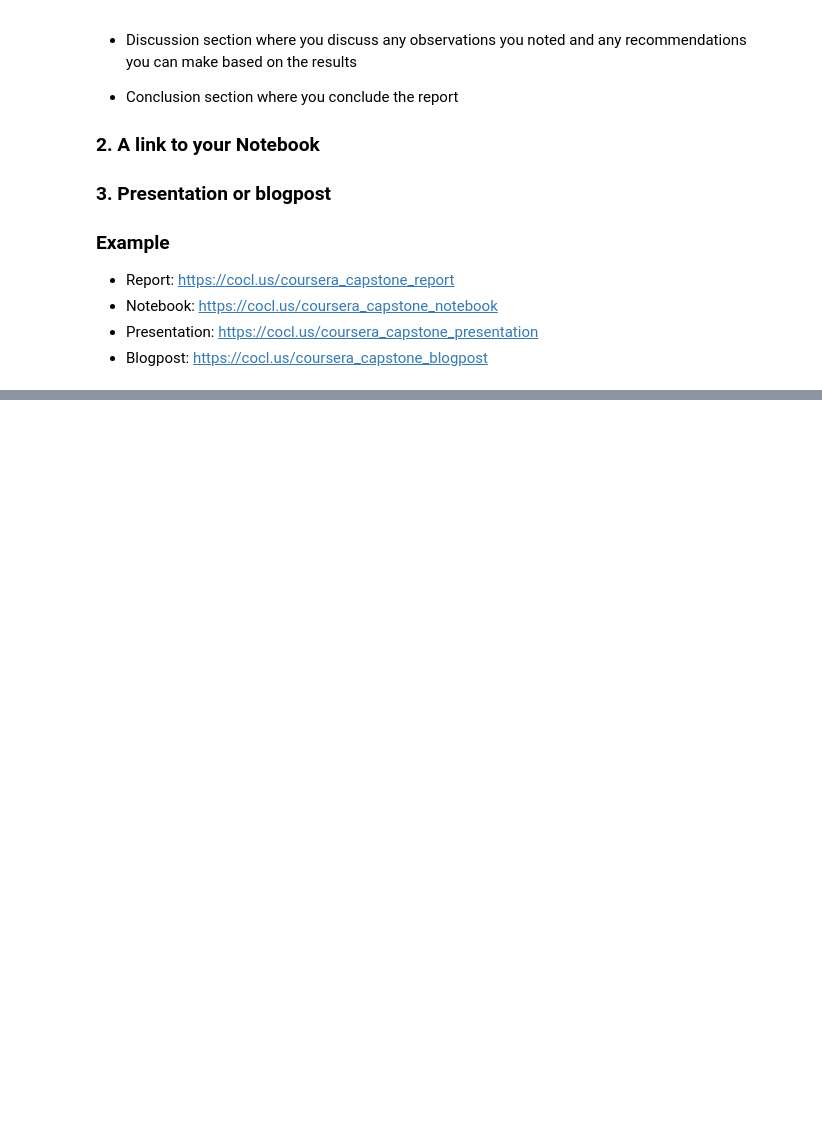
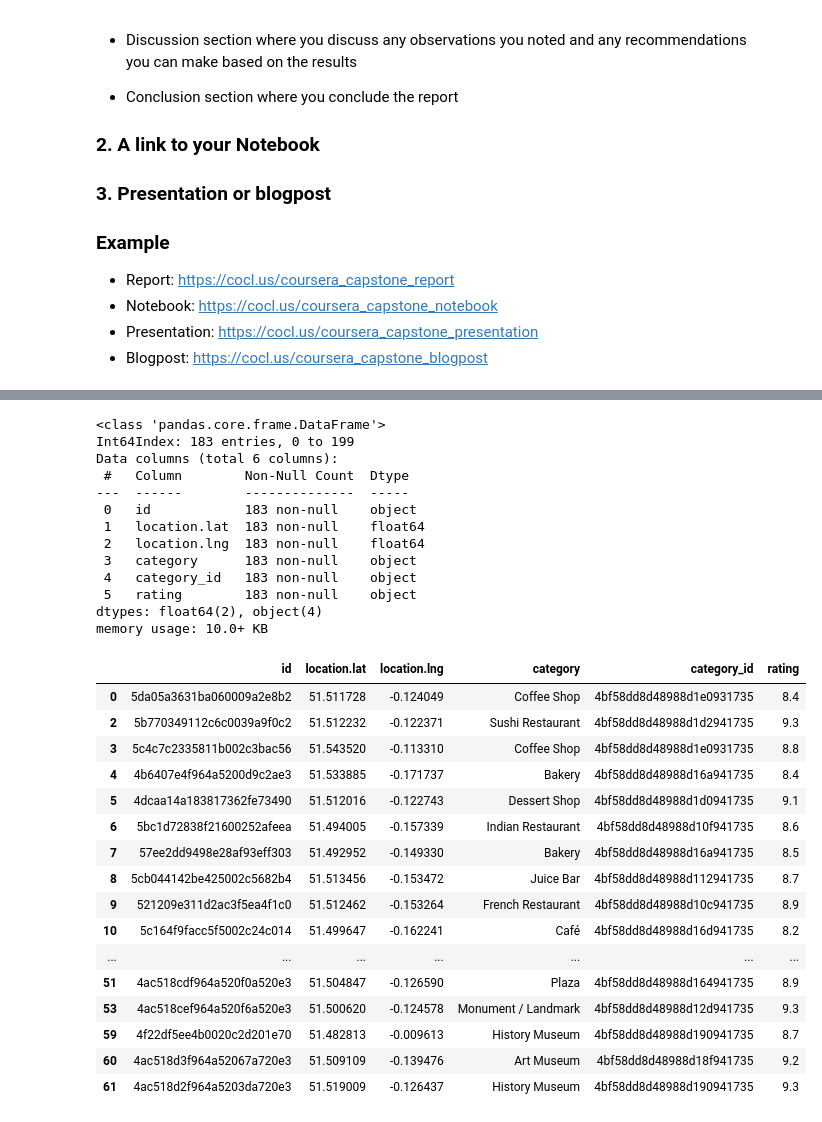
Before and after one commit to Dehyzz/IBM_Capstone, a Jupyter notebook: The_Battle_of_Neighborhoods.ipynb, the cells around one changed output, grey strips where cells are left out. Saved outputs shown, nothing was run; the diff lists cells and outputs as text; code cells hidden in the pictures; blank space fills up the shorter version.

```diff
--- a/The_Battle_of_Neighborhoods.ipynb
+++ b/The_Battle_of_Neighborhoods.ipynb
@@ -101,34 +242,0 @@ with open('/content/drive/My Drive/Colab_disk/foo.json', 'w') as f:
-# %%
-### Foursquare Auth data
-CLIENT_ID = '1Z1J1FGK4R5WD2RSEUC3P011PLPLUP02NJGM2W1OF3UYXJ2M' # your Foursquare ID
-CLIENT_SECRET = 'R2VWWYKS1HOSJMD0X2NVS3XTJBIKCJIZ2DEL2VWANBHBX3PN' # your Foursquare Secret
-VERSION = '20200531'
-
-
-### Dublin city center location
-address = 'Dublin, Ireland'
-geolocator = Nominatim(user_agent="foursquare_agent")
-location = geolocator.geocode(address)
-latitude = location.latitude
-longitude = location.longitude
-print(latitude, longitude)
-
-### Getting hotels list (by 'Hotel/Inn' in category)
-# https://developer.foursquare.com/docs/build-with-foursquare/categories/
-inn = '5bae9231bedf3950379f89cb'
-hotel = '4bf58dd8d48988d1fa931735'
-resort = '4bf58dd8d48988d12f951735'
-category = resort
-radius = 50*1000 # in meters
-LIMIT = 30
-intent='browse'
-search_query = ''
-url = 'https://api.foursquare.com/v2/venues/search?client_id={}&client_secret={}&ll={},{}&{}&v={}&query={}&radius={}&limit={}&categoryId={}'.format(CLIENT_ID, CLIENT_SECRET, latitude, longitude, intent, VERSION, search_query, radius, LIMIT, category)
-results = requests.get(url).json()
-
-results
-
-# search_query = 'Italian'
-# print(search_query + ' .... OK!')
-# url = 'https://api.foursquare.com/v2/venues/search?client_id={}&client_secret={}&ll={},{}&v={}&query={}&radius={}&limit={}'.format(CLIENT_ID, CLIENT_SECRET, latitude, longitude, VERSION, search_query, radius, LIMIT)
-# results = requests.get(url).json()
@@ -153,0 +247,4 @@ results
+# %%
+gd = 'drive/My Drive/Colab_disk/Hotels.csv'
+df = pd.read_csv(gd)
+df.head()
@@ -153,0 +360,38 @@ results
+# %%
+### Claning POI Data
+# Drop No Rating records
+poi_df = poi_df[~poi_df['rating'].isin(["No rating"])]
+
+poi_df.info()
+poi_df.head(55)
+# %% [output]
+<class 'pandas.core.frame.DataFrame'>
+Int64Index: 183 entries, 0 to 199
+Data columns (total 6 columns):
+ #   Column        Non-Null Count  Dtype
+---  ------        --------------  -----
+ 0   id            183 non-null    object
+ 1   location.lat  183 non-null    float64
+ 2   location.lng  183 non-null    float64
+ 3   category      183 non-null    object
+ 4   category_id   183 non-null    object
+ 5   rating        183 non-null    object
+dtypes: float64(2), object(4)
+memory usage: 10.0+ KB
+|  | id | location.lat | location.lng | category | category_id | rating |
+| 0 | 5da05a3631ba060009a2e8b2 | 51.511728 | -0.124049 | Coffee Shop | 4bf58dd8d48988d1e0931735 | 8.4 |
+| 2 | 5b770349112c6c0039a9f0c2 | 51.512232 | -0.122371 | Sushi Restaurant | 4bf58dd8d48988d1d2941735 | 9.3 |
+| 3 | 5c4c7c2335811b002c3bac56 | 51.543520 | -0.113310 | Coffee Shop | 4bf58dd8d48988d1e0931735 | 8.8 |
+| 4 | 4b6407e4f964a5200d9c2ae3 | 51.533885 | -0.171737 | Bakery | 4bf58dd8d48988d16a941735 | 8.4 |
+| 5 | 4dcaa14a183817362fe73490 | 51.512016 | -0.122743 | Dessert Shop | 4bf58dd8d48988d1d0941735 | 9.1 |
+| 6 | 5bc1d72838f21600252afeea | 51.494005 | -0.157339 | Indian Restaurant | 4bf58dd8d48988d10f941735 | 8.6 |
+| 7 | 57ee2dd9498e28af93eff303 | 51.492952 | -0.149330 | Bakery | 4bf58dd8d48988d16a941735 | 8.5 |
+| 8 | 5cb044142be425002c5682b4 | 51.513456 | -0.153472 | Juice Bar | 4bf58dd8d48988d112941735 | 8.7 |
+| 9 | 521209e311d2ac3f5ea4f1c0 | 51.512462 | -0.153264 | French Restaurant | 4bf58dd8d48988d10c941735 | 8.9 |
+| 10 | 5c164f9facc5f5002c24c014 | 51.499647 | -0.162241 | Café | 4bf58dd8d48988d16d941735 | 8.2 |
+| ... | ... | ... | ... | ... | ... | ... |
+| 51 | 4ac518cdf964a520f0a520e3 | 51.504847 | -0.126590 | Plaza | 4bf58dd8d48988d164941735 | 8.9 |
+| 53 | 4ac518cef964a520f6a520e3 | 51.500620 | -0.124578 | Monument / Landmark | 4bf58dd8d48988d12d941735 | 9.3 |
+| 59 | 4f22df5ee4b0020c2d201e70 | 51.482813 | -0.009613 | History Museum | 4bf58dd8d48988d190941735 | 8.7 |
+| 60 | 4ac518d3f964a52067a720e3 | 51.509109 | -0.139476 | Art Museum | 4bf58dd8d48988d18f941735 | 9.2 |
+| 61 | 4ac518d2f964a5203da720e3 | 51.519009 | -0.126437 | History Museum | 4bf58dd8d48988d190941735 | 9.3 |
```
Also changed, not shown: parts of 20 cells of this notebook.
